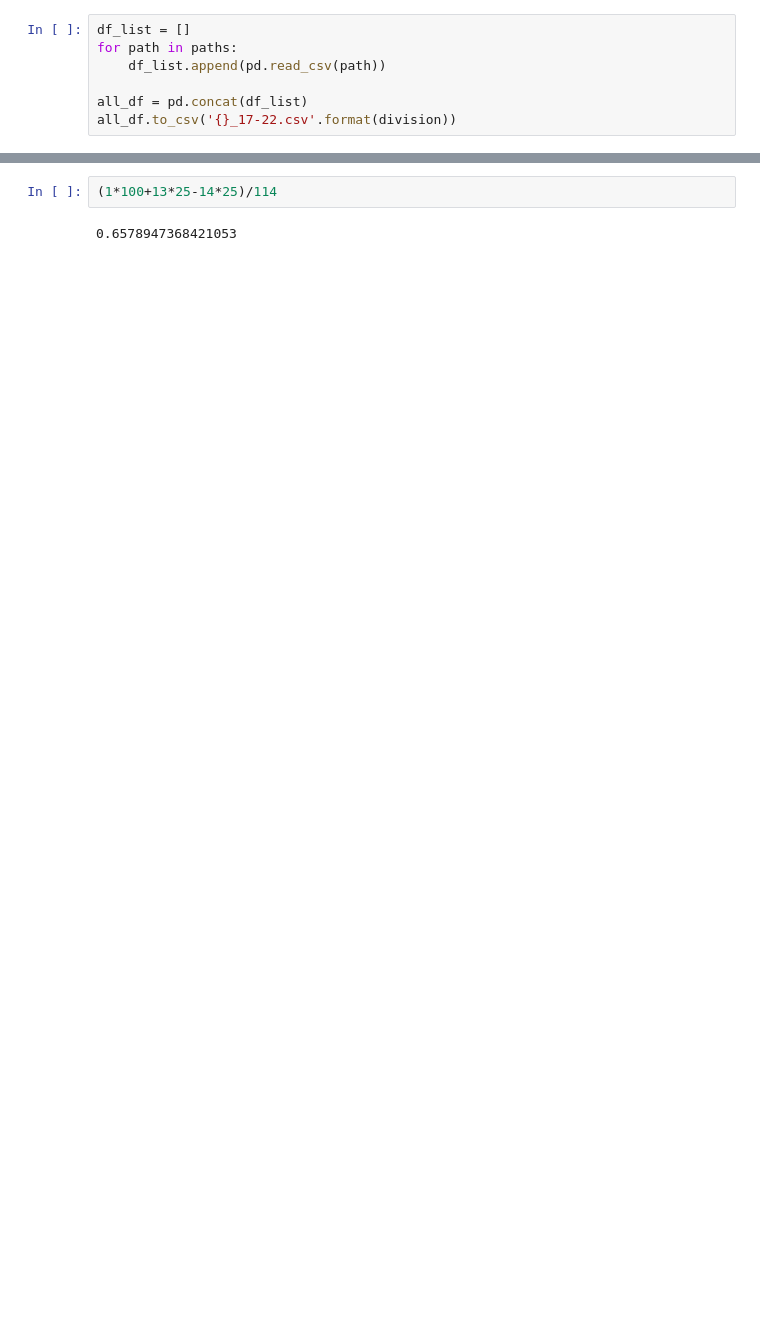
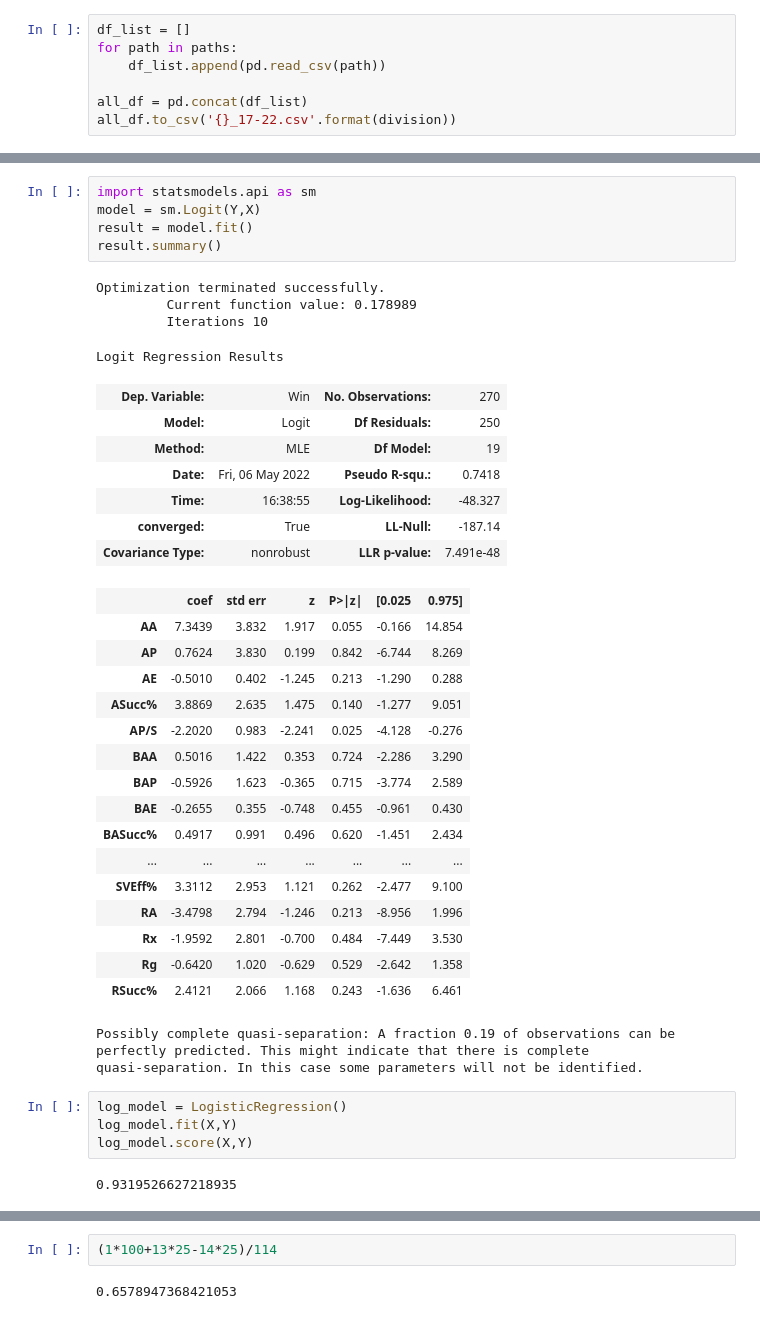
Before and after one commit to vleaguebot-lab/vleague_stats, a Jupyter notebook: data_collect_lab2.ipynb, the cells around one changed output, grey strips where cells are left out. Cells and saved outputs as stored; diff of their text form; blank space fills up the shorter version.

```diff
--- a/data_collect_lab2.ipynb
+++ b/data_collect_lab2.ipynb
@@ -111,0 +115,42 @@ df4
+# %%
+import statsmodels.api as sm
+model = sm.Logit(Y,X)
+result = model.fit()
+result.summary()
+# %% [output]
+Optimization terminated successfully.
+         Current function value: 0.178989
+         Iterations 10
+Logit Regression Results
+| Dep. Variable: | Win | No. Observations: | 270 |
+| Model: | Logit | Df Residuals: | 250 |
+| Method: | MLE | Df Model: | 19 |
+| Date: | Fri, 06 May 2022 | Pseudo R-squ.: | 0.7418 |
+| Time: | 16:38:55 | Log-Likelihood: | -48.327 |
+| converged: | True | LL-Null: | -187.14 |
+| Covariance Type: | nonrobust | LLR p-value: | 7.491e-48 |
+|  | coef | std err | z | P>|z| | [0.025 | 0.975] |
+| AA | 7.3439 | 3.832 | 1.917 | 0.055 | -0.166 | 14.854 |
+| AP | 0.7624 | 3.830 | 0.199 | 0.842 | -6.744 | 8.269 |
+| AE | -0.5010 | 0.402 | -1.245 | 0.213 | -1.290 | 0.288 |
+| ASucc% | 3.8869 | 2.635 | 1.475 | 0.140 | -1.277 | 9.051 |
+| AP/S | -2.2020 | 0.983 | -2.241 | 0.025 | -4.128 | -0.276 |
+| BAA | 0.5016 | 1.422 | 0.353 | 0.724 | -2.286 | 3.290 |
+| BAP | -0.5926 | 1.623 | -0.365 | 0.715 | -3.774 | 2.589 |
+| BAE | -0.2655 | 0.355 | -0.748 | 0.455 | -0.961 | 0.430 |
+| BASucc% | 0.4917 | 0.991 | 0.496 | 0.620 | -1.451 | 2.434 |
+| ... | ... | ... | ... | ... | ... | ... |
+| SVEff% | 3.3112 | 2.953 | 1.121 | 0.262 | -2.477 | 9.100 |
+| RA | -3.4798 | 2.794 | -1.246 | 0.213 | -8.956 | 1.996 |
+| Rx | -1.9592 | 2.801 | -0.700 | 0.484 | -7.449 | 3.530 |
+| Rg | -0.6420 | 1.020 | -0.629 | 0.529 | -2.642 | 1.358 |
+| RSucc% | 2.4121 | 2.066 | 1.168 | 0.243 | -1.636 | 6.461 |
+Possibly complete quasi-separation: A fraction 0.19 of observations can be
+perfectly predicted. This might indicate that there is complete
+quasi-separation. In this case some parameters will not be identified.
+# %%
+log_model = LogisticRegression()
+log_model.fit(X,Y)
+log_model.score(X,Y)
+# %% [output]
+0.9319526627218935
```
Also changed, not shown: parts of 6 cells of this notebook, 2 other files.
